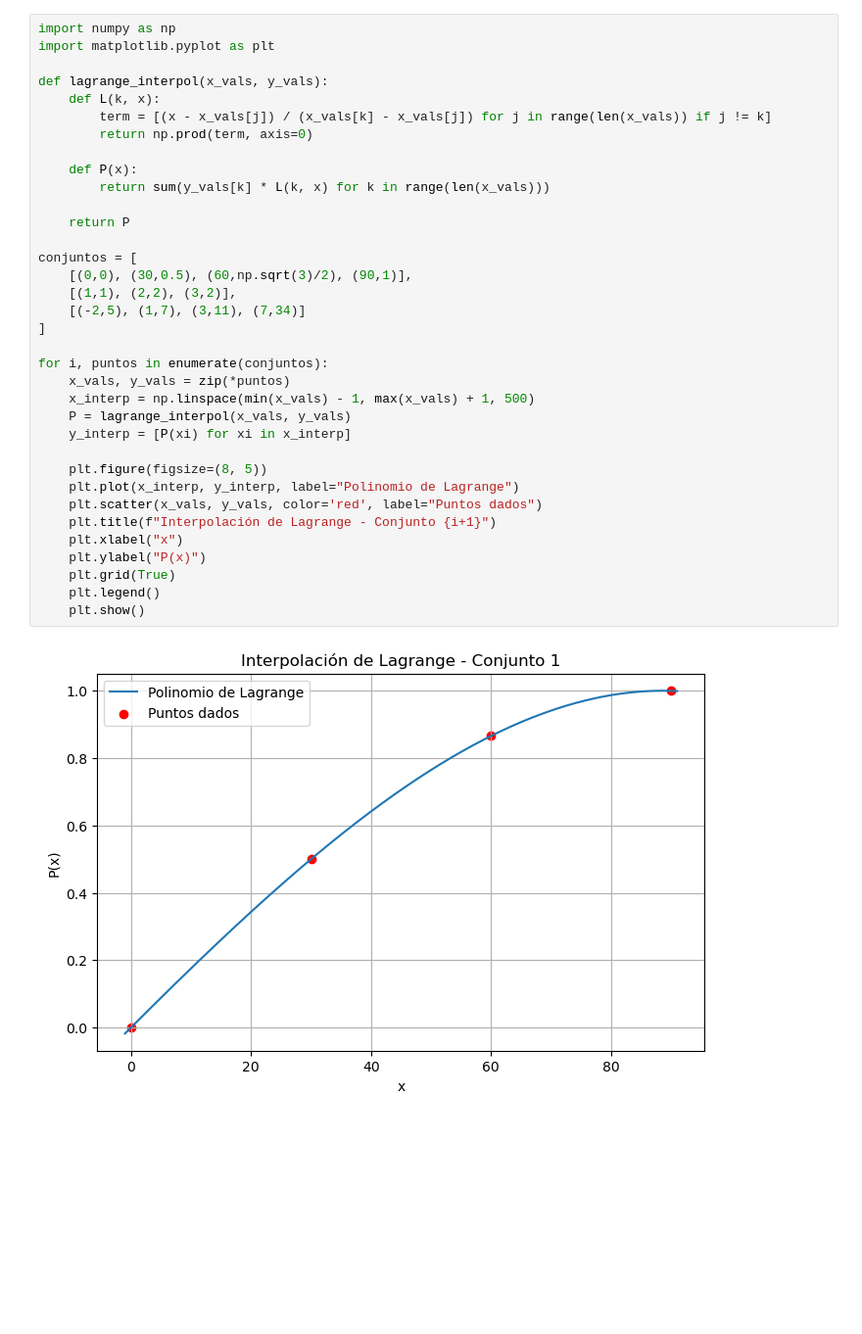
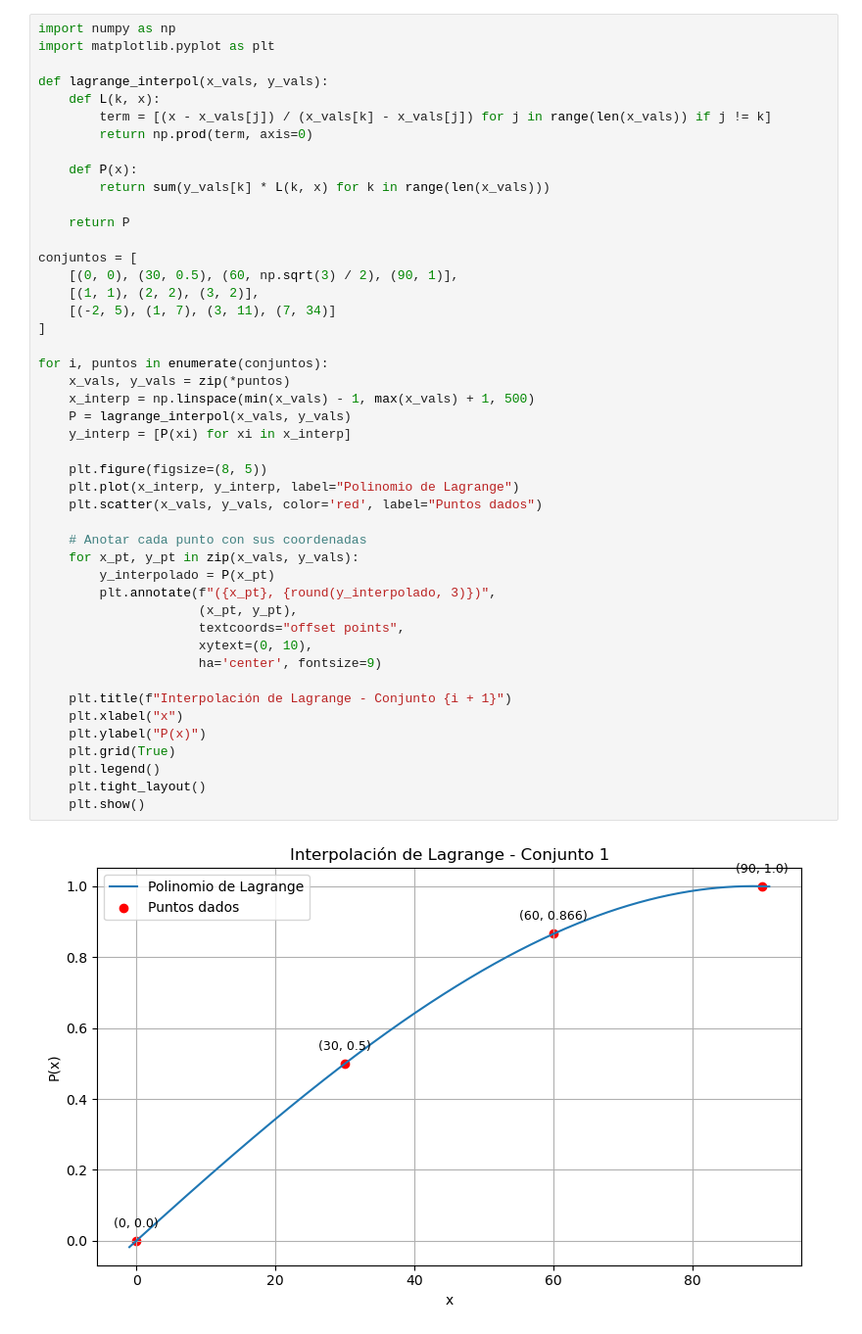
Before and after one commit to Iandres10188/Taller-03-MN, a Jupyter notebook: Lagrange_Oñate-Pacheco.ipynb, the cells around one changed output. Shown: that part at 98% size. Drawn from its saved outputs; the diff is of its cells as text; blank space fills up the shorter version.

```diff
--- a/Lagrange_Oñate-Pacheco.ipynb
+++ b/Lagrange_Oñate-Pacheco.ipynb
@@ -3,35 +3,46 @@ import numpy as np
 import matplotlib.pyplot as plt
 
 def lagrange_interpol(x_vals, y_vals):
     def L(k, x):
         term = [(x - x_vals[j]) / (x_vals[k] - x_vals[j]) for j in range(len(x_vals)) if j != k]
         return np.prod(term, axis=0)
 
     def P(x):
         return sum(y_vals[k] * L(k, x) for k in range(len(x_vals)))
 
     return P
 
 conjuntos = [
-    [(0,0), (30,0.5), (60,np.sqrt(3)/2), (90,1)],
-    [(1,1), (2,2), (3,2)],
-    [(-2,5), (1,7), (3,11), (7,34)]
+    [(0, 0), (30, 0.5), (60, np.sqrt(3) / 2), (90, 1)],
+    [(1, 1), (2, 2), (3, 2)],
+    [(-2, 5), (1, 7), (3, 11), (7, 34)]
 ]
 
 for i, puntos in enumerate(conjuntos):
     x_vals, y_vals = zip(*puntos)
     x_interp = np.linspace(min(x_vals) - 1, max(x_vals) + 1, 500)
     P = lagrange_interpol(x_vals, y_vals)
     y_interp = [P(xi) for xi in x_interp]
 
     plt.figure(figsize=(8, 5))
     plt.plot(x_interp, y_interp, label="Polinomio de Lagrange")
     plt.scatter(x_vals, y_vals, color='red', label="Puntos dados")
-    plt.title(f"Interpolación de Lagrange - Conjunto {i+1}")
+
+    # Anotar cada punto con sus coordenadas
+    for x_pt, y_pt in zip(x_vals, y_vals):
+        y_interpolado = P(x_pt)
+        plt.annotate(f"({x_pt}, {round(y_interpolado, 3)})",
+                     (x_pt, y_pt),
+                     textcoords="offset points",
+                     xytext=(0, 10),
+                     ha='center', fontsize=9)
+
+    plt.title(f"Interpolación de Lagrange - Conjunto {i + 1}")
     plt.xlabel("x")
     plt.ylabel("P(x)")
     plt.grid(True)
     plt.legend()
+    plt.tight_layout()
     plt.show()
 # %% [output]
-[figure, old version]
+[figure, new version]
```
Also changed, not shown: parts of 1 cell of this notebook.
